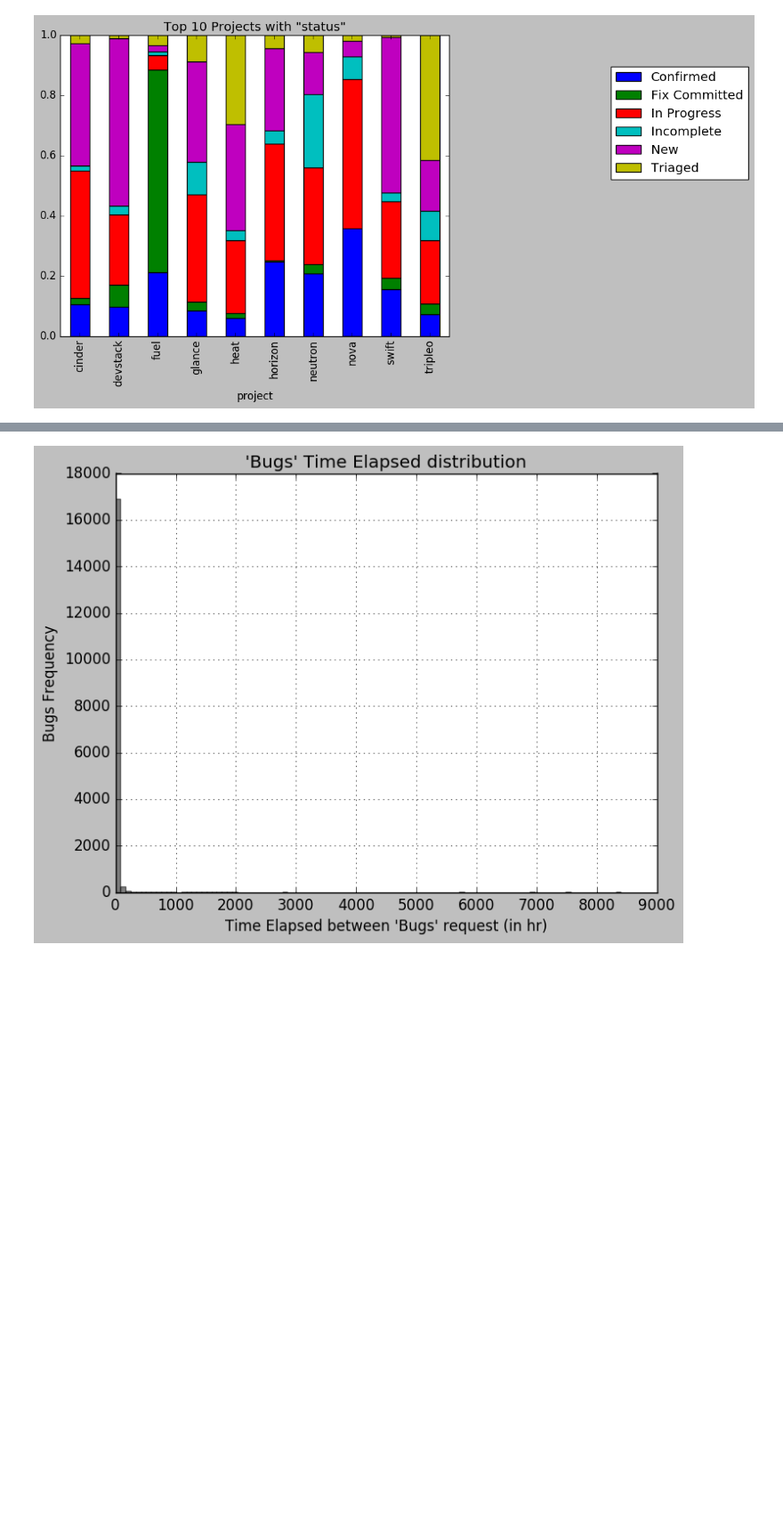
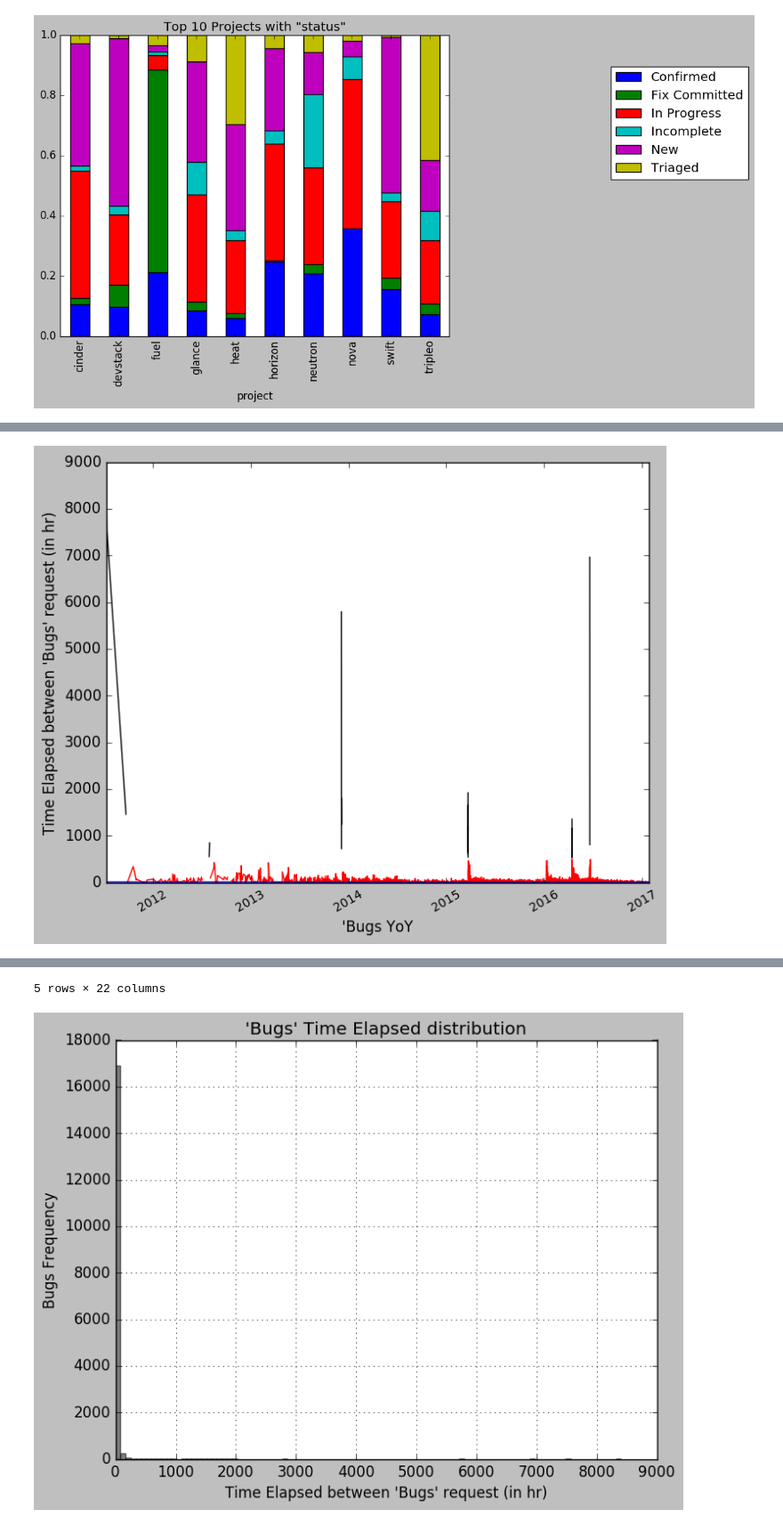
Before and after one commit to ZainabSayyed/Open-Stack, a Jupyter notebook: OpenStack_buglist.ipynb, the cells around one changed output, grey strips where cells are left out. Shown at 89% size. Cells and saved outputs as stored; diff of their text form; code cells hidden in the pictures; blank space fills up the shorter version.

```diff
--- a/OpenStack_buglist.ipynb
+++ b/OpenStack_buglist.ipynb
@@ -155,0 +157,21 @@ df.head()
+# %%
+#Analyze Time_Elapsed
+Less_error=df.Time_Elapsed_in_hour.copy()
+Frequent_error=df.Time_Elapsed_in_hour.copy()
+Less_error[Less_error < 500]= np.nan
+Frequent_error[Frequent_error >= 500] =np.nan
+
+plt.plot(df.created_date.sort_values(ascending='True'),Less_error,color='black')
+plt.plot(df.created_date.sort_values(ascending='True'),Frequent_error,color='red')
+
+y_mean = [np.average(df.Time_Elapsed_in_hour) for i in df.created_date]
+plt.plot(df.created_date.sort_values(ascending='True'),y_mean,linestyle='-',color='blue')
+label=str(df.created_date.sort_values(ascending='True'))
+plt.ylabel("Time Elapsed between 'Bugs' request (in hr)")
+plt.xlabel("'Bugs YoY")
+plt.title('')
+plt.xticks(rotation="30", fontsize="10")
+plt.show()
+df.head()
+# %% [output]
+[figure, added]
@@ -156,3 +184,4 @@ df.head()
+5 rows × 22 columns
 # %%
 df['Time_Elapsed_in_min'].hist(color='k', alpha=0.5, bins=100)
 plt.xlabel("Time Elapsed between 'Bugs' request (in hr)")
```
Also changed, not shown: parts of 2 cells of this notebook.
